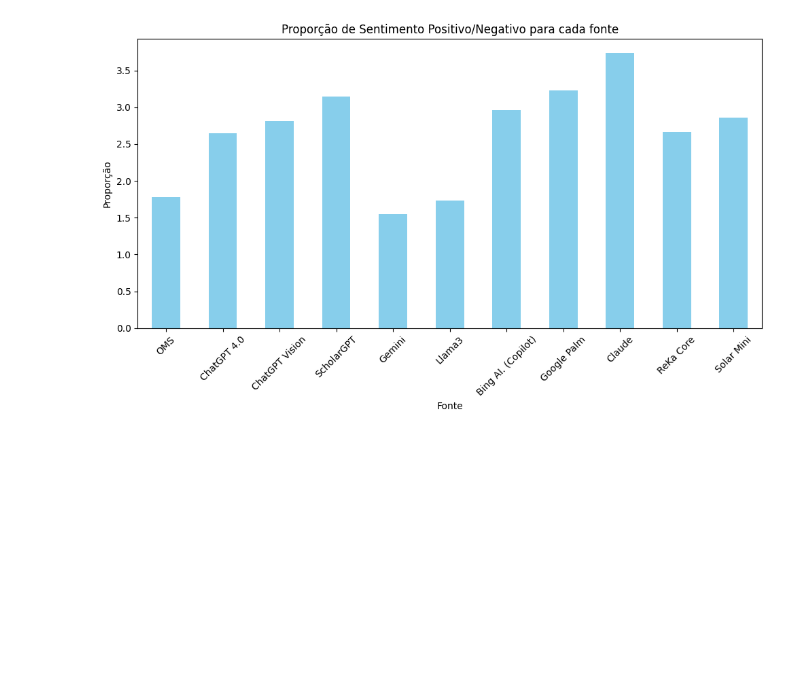
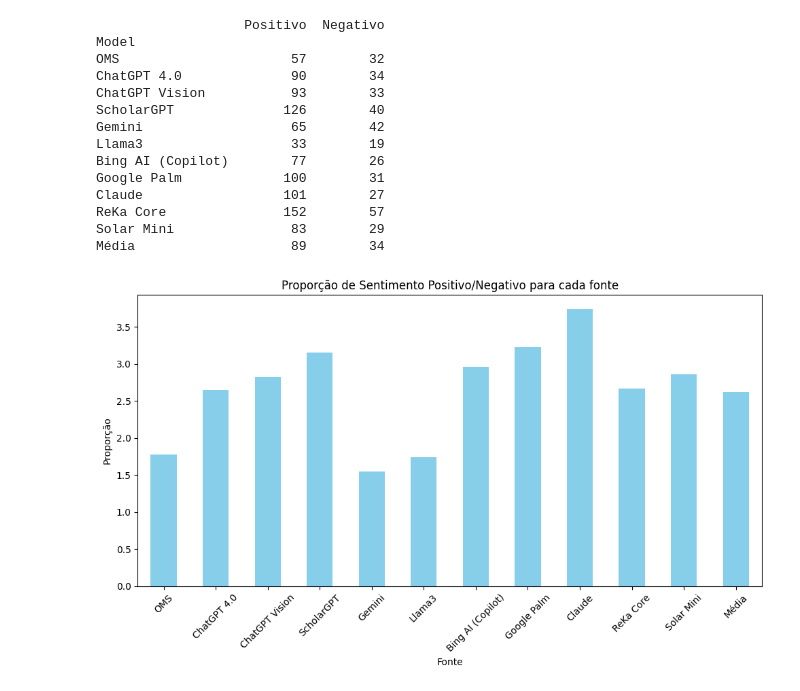
Before and after one commit to gskumlehn/autism-info-llm-comparison, a Jupyter notebook: sentiment_analysis_graph.ipynb, the cells around one changed output. Saved outputs shown, nothing was run; the diff lists cells and outputs as text; code cells hidden in the pictures; blank space fills up the shorter version.

```diff
--- a/sentiment_analysis_graph.ipynb
+++ b/sentiment_analysis_graph.ipynb
@@ -28,13 +33,33 @@ df_ratio["positive_negative_ratio"] = df_ratio["Positivo"] / df_ratio["Negativo"
 # %%
+df_ratio = df_sentiments[["Positivo", "Negativo"]].copy()
+df_ratio.loc['Média'] = df_ratio.mean().round().astype(int)
+
+print(df_ratio)
+df_ratio["positive_negative_ratio"] = df_ratio["Positivo"] / df_ratio["Negativo"]
+
 plt.figure(figsize=(10, 6))
 df_ratio["positive_negative_ratio"].plot(kind='bar', color='skyblue')
 plt.title('Proporção de Sentimento Positivo/Negativo para cada fonte')
 plt.xlabel('Fonte')
 plt.ylabel('Proporção')
 plt.xticks(rotation=45)
 plt.tight_layout()
 plt.show()
 # %% [output]
+                   Positivo  Negativo
+Model
+OMS                      57        32
+ChatGPT 4.0              90        34
+ChatGPT Vision           93        33
+ScholarGPT              126        40
+Gemini                   65        42
+Llama3                   33        19
+Bing AI (Copilot)        77        26
+Google Palm             100        31
+Claude                  101        27
+ReKa Core               152        57
+Solar Mini               83        29
+Média                    89        34
-[figure, old version]
+[figure, new version]
 # %%
 df_word_count = pd.read_csv("autism-info-llm-comparison/word_count.csv")
```
Also changed, not shown: parts of 9 cells of this notebook.
